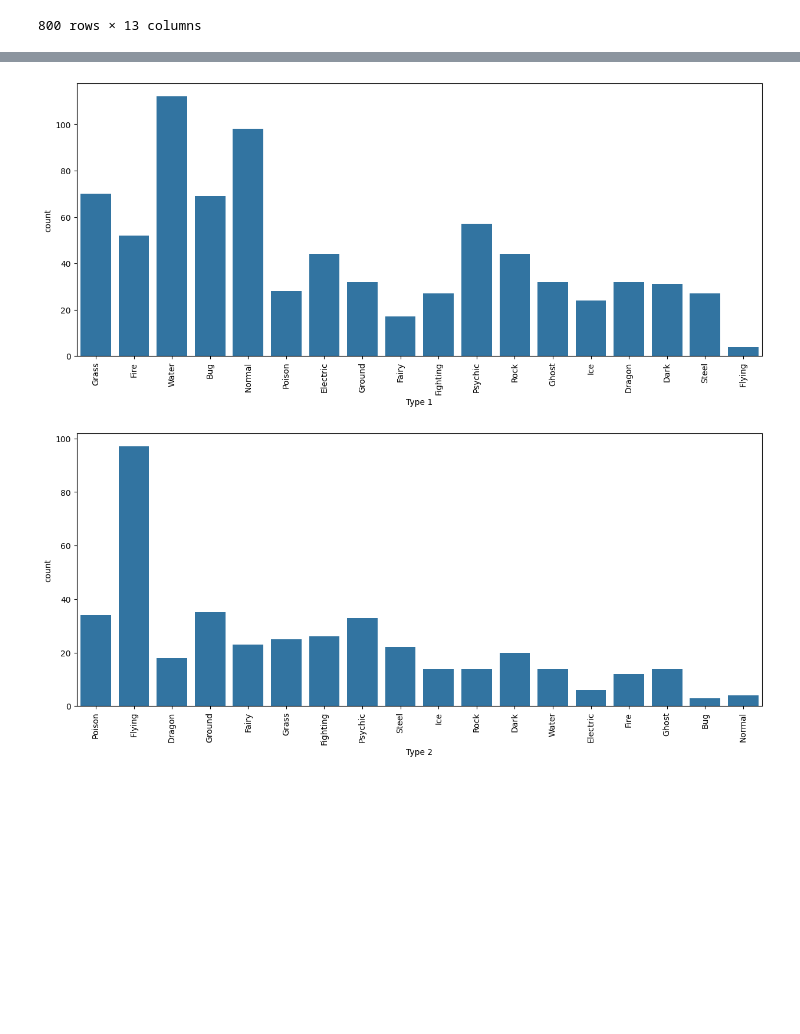
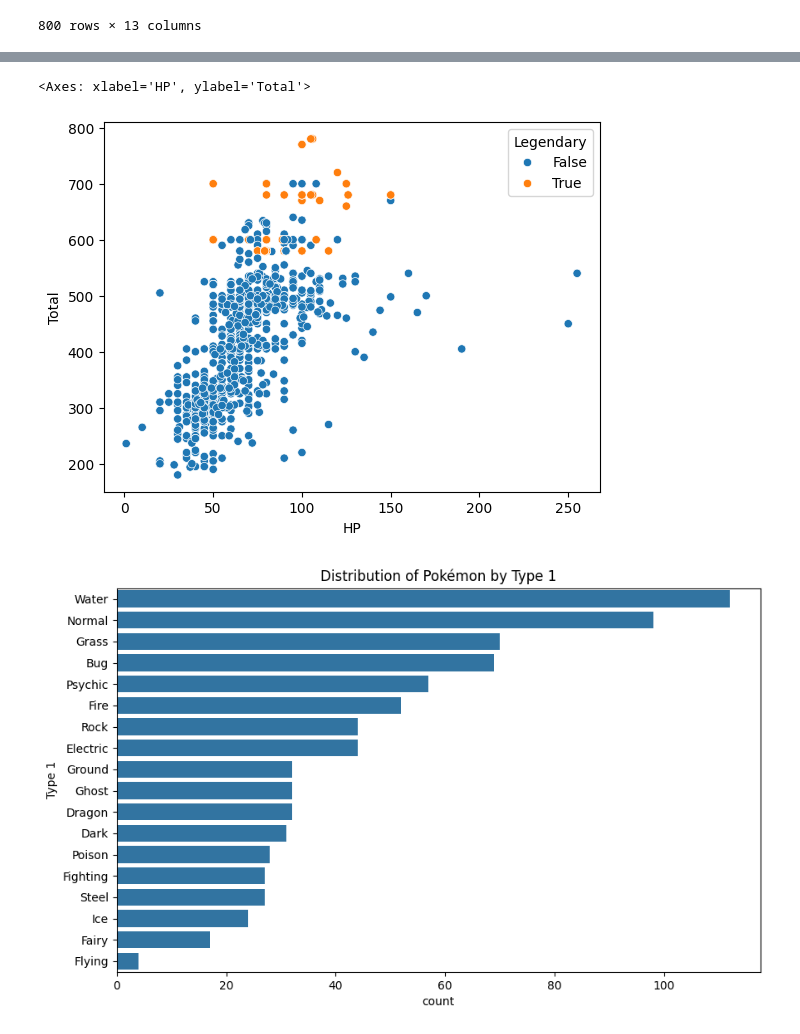
Before and after one commit to harshRaj1601/Python-Data-Science, a Jupyter notebook: pokemon.ipynb, the cells around one changed output, grey strips where cells are left out. Cells and saved outputs as stored; diff of their text form; code cells hidden in the pictures; blank space fills up the shorter version.

```diff
--- a/pokemon.ipynb
+++ b/pokemon.ipynb
@@ -30,14 +36,5 @@ sns.scatterplot(df,x="Attack",y="Defense",hue="Generation")
-# %%
-fig, ax = plt.subplots(figsize=(15, 6))
-sns.countplot(data=df, x="Type 1")
-plt.xticks(rotation=90)
-plt.show()
-# %% [output]
-[figure, removed]
-# %%
-fig, ax = plt.subplots(figsize=(15, 6))
-sns.countplot(data=df, x="Type 2")
-plt.xticks(rotation=90)
-plt.show()
-# %% [output]
-[figure, removed]
+# %%
+sns.scatterplot(df, x="HP", y="Total", hue="Legendary")
+# %% [output]
+<Axes: xlabel='HP', ylabel='Total'>
+[figure, added]
@@ -45,3 +44,10 @@ plt.show()
 px.histogram(df,x="HP")
 # %%
 px.histogram(df, x="Attack")
+# %%
+plt.figure(figsize=(15, 6))
+sns.countplot(y="Type 1", data=df, order=df["Type 1"].value_counts().index)
+plt.title("Distribution of Pokémon by Type 1")
+plt.show()
+# %% [output]
+[figure, added]
```
Also changed, not shown: parts of 10 cells of this notebook.
